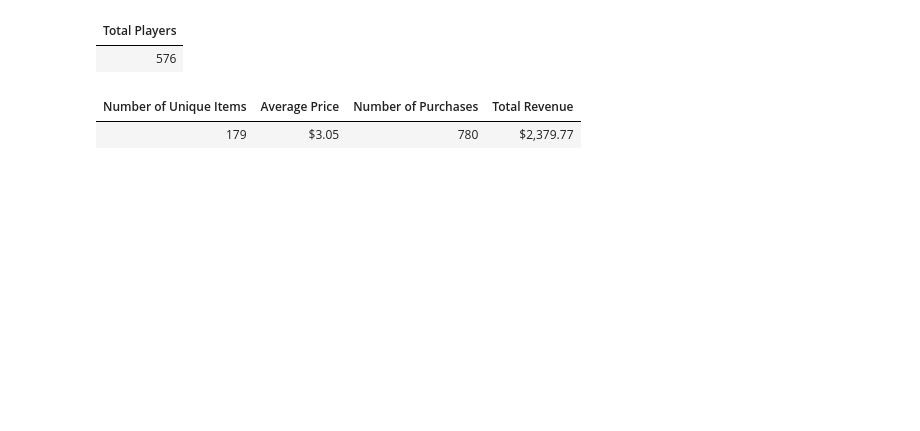
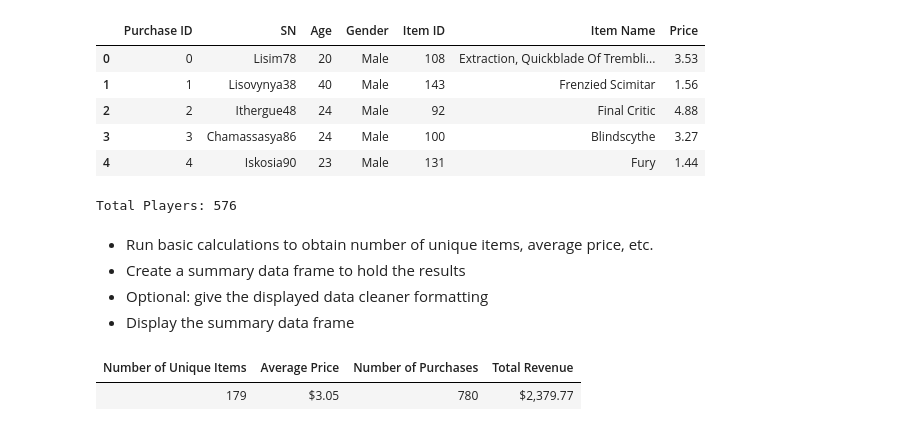
Before and after one commit to ggyotoku-tPnSHD/pandas_example, a Jupyter notebook: HeoresOfPymoli/HeroesOfPymoli.ipynb, the cells around one changed output. Saved outputs shown, nothing was run; the diff lists cells and outputs as text; code cells hidden in the pictures; blank space fills up the shorter version.

```diff
--- a/HeoresOfPymoli/HeroesOfPymoli.ipynb
+++ b/HeoresOfPymoli/HeroesOfPymoli.ipynb
@@ -8,3 +8,11 @@ warnings.filterwarnings('ignore')
 # %%
 # locate file
 fantasy_df = pd.read_csv("Resources/purchase_data.csv")
+fantasy_df.head()
+# %% [output]
+|  | Purchase ID | SN | Age | Gender | Item ID | Item Name | Price |
+| 0 | 0 | Lisim78 | 20 | Male | 108 | Extraction, Quickblade Of Trembli... | 3.53 |
+| 1 | 1 | Lisovynya38 | 40 | Male | 143 | Frenzied Scimitar | 1.56 |
+| 2 | 2 | Ithergue48 | 24 | Male | 92 | Final Critic | 4.88 |
+| 3 | 3 | Chamassasya86 | 24 | Male | 100 | Blindscythe | 3.27 |
+| 4 | 4 | Iskosia90 | 23 | Male | 131 | Fury | 1.44 |
@@ -13,10 +19,6 @@ fantasy_df = pd.read_csv("Resources/purchase_data.csv")
 # %%
 #display the total number of players
-total_players = pd.Series(fantasy_df["SN"])
-total_players = total_players.unique()
-total_players = len(total_players)
-total_number_of_players = pd.DataFrame({"Total Players": [total_players]})
-total_number_of_players.style.hide_index()
+total_players = fantasy_df['SN'].nunique()
+print(f'Total Players: {total_players}')
 # %% [output]
-| Total Players |
-| 576 |
+Total Players: 576
@@ -28 +25,6 @@ total_number_of_players.style.hide_index()
+# %% [markdown]
+- Run basic calculations to obtain number of unique items, average price, etc.
+- Create a summary data frame to hold the results
+- Optional: give the displayed data cleaner formatting
+- Display the summary data frame
 # %%
```
Also changed, not shown: parts of 15 cells of this notebook.
